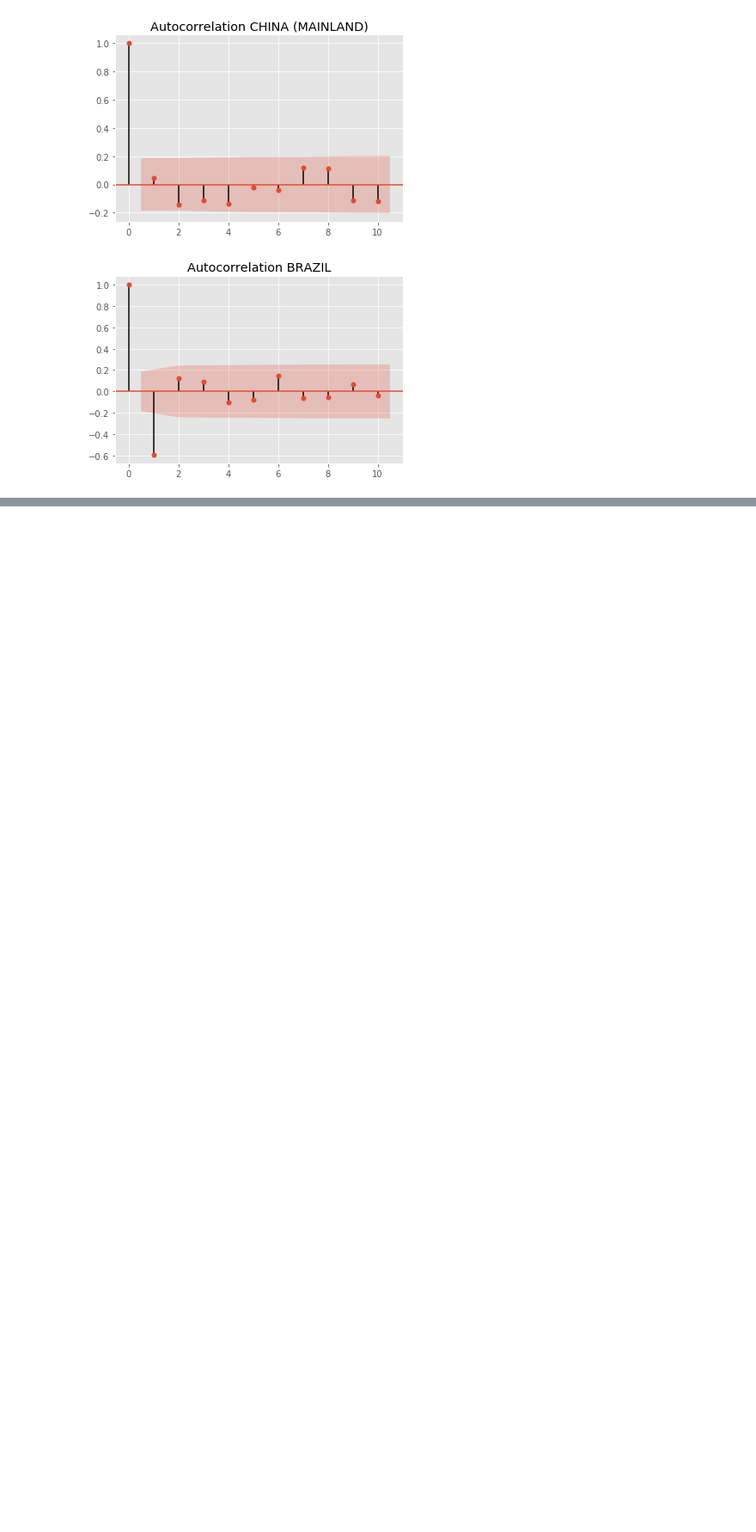
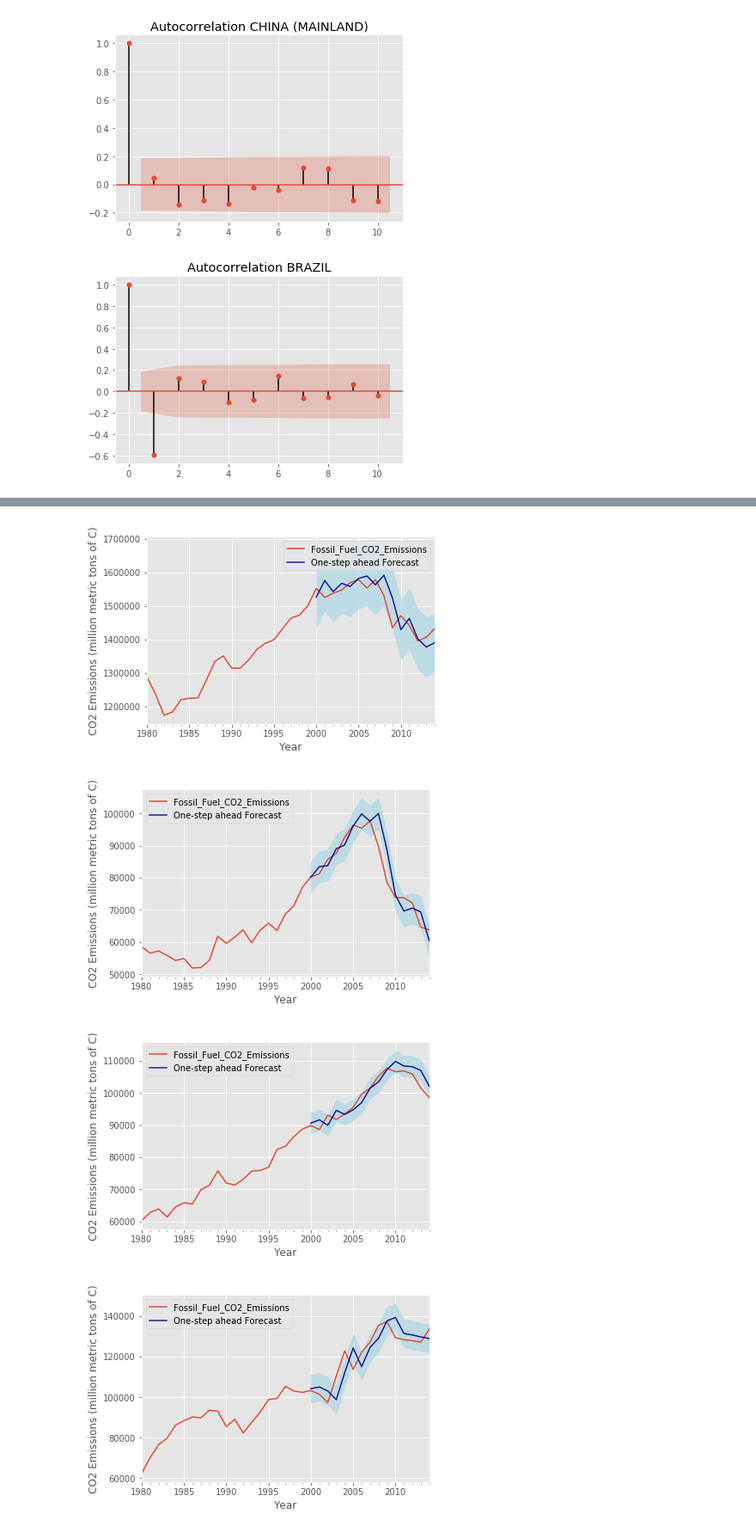
Before and after one commit to BenGeissel/Country-CO2-Emission-Time-Series-Analysis-Mod4Project, a Jupyter notebook: Mod4Project_workfile_Ben_v2.ipynb, the cells around one changed output, grey strips where cells are left out. Shown at 86% size. Cells and saved outputs as stored; diff of their text form; code cells hidden in the pictures; blank space fills up the shorter version.

```diff
--- a/Mod4Project_workfile_Ben_v2.ipynb
+++ b/Mod4Project_workfile_Ben_v2.ipynb
@@ -199,0 +391,29 @@ for key in diff2_country_df_dict.keys():
+# %%
+# Get predictions starting from 01-01-1998 and calculate confidence intervals.
+for key in results_dict.keys():
+    results = results_dict[key]
+    predictions = results.get_prediction(start=pd.to_datetime('2000-01-01'), dynamic=False)
+    pred_conf = predictions.conf_int()
+
+    #Plot observed values
+    ax = country_df_dict[key]['1980':].plot(label='observed')
+
+    #Plot predicted values
+    predictions.predicted_mean.plot(ax=ax, label='One-step ahead Forecast', alpha=.9, color = 'darkblue')
+
+    #Plot the range for confidence intervals
+    ax.fill_between(pred_conf.index,
+                    pred_conf.iloc[:, 0],
+                    pred_conf.iloc[:, 1], color='lightblue', alpha=.7)
+
+    #Set axes labels
+    ax.set_xlabel('Year')
+    ax.set_ylabel('CO2 Emissions (million metric tons of C)')
+    plt.legend()
+
+    plt.show()
+# %% [output]
+[figure, added]
+[figure, added]
+[figure, added]
+[figure, added]
```
Also changed, not shown: parts of 9 cells of this notebook.
